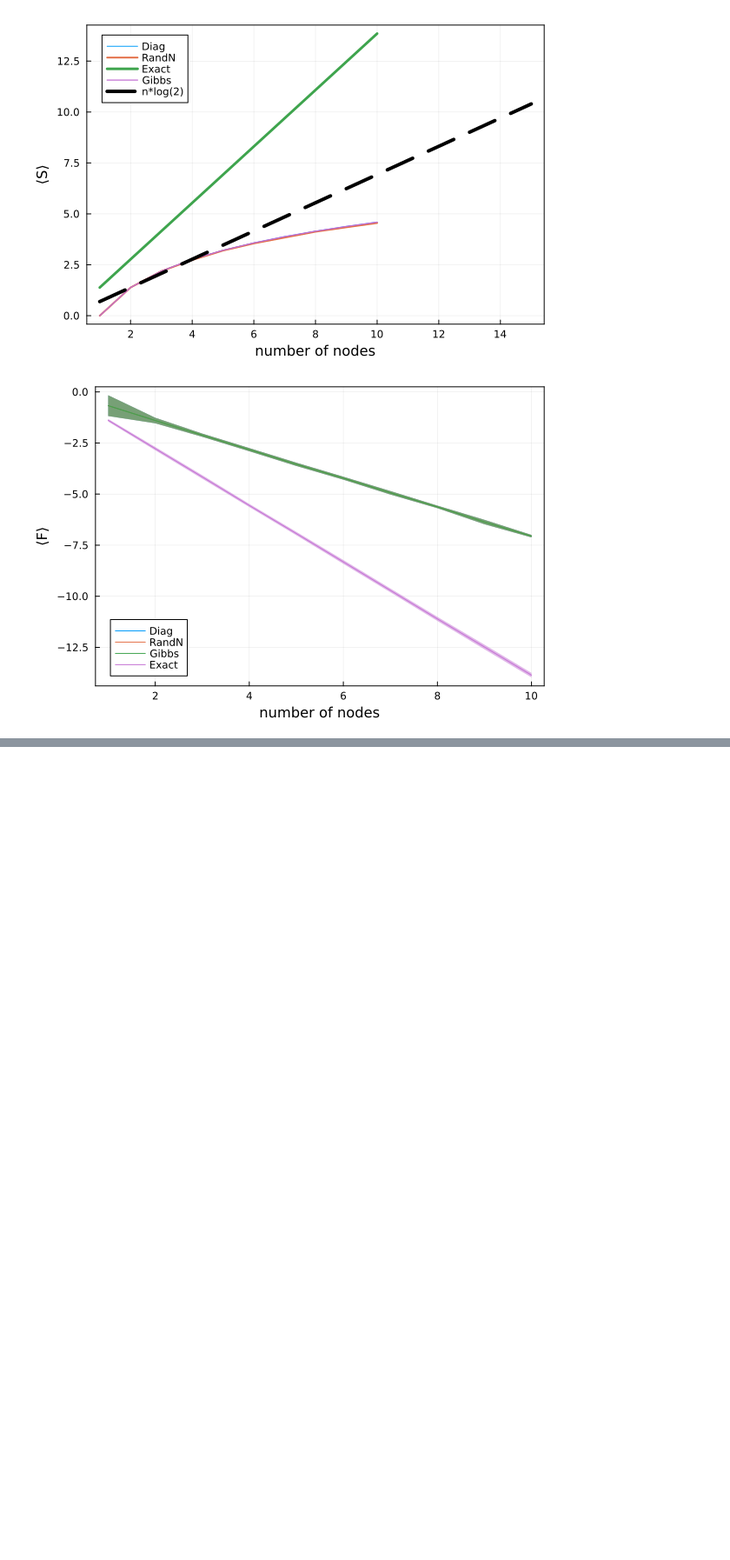
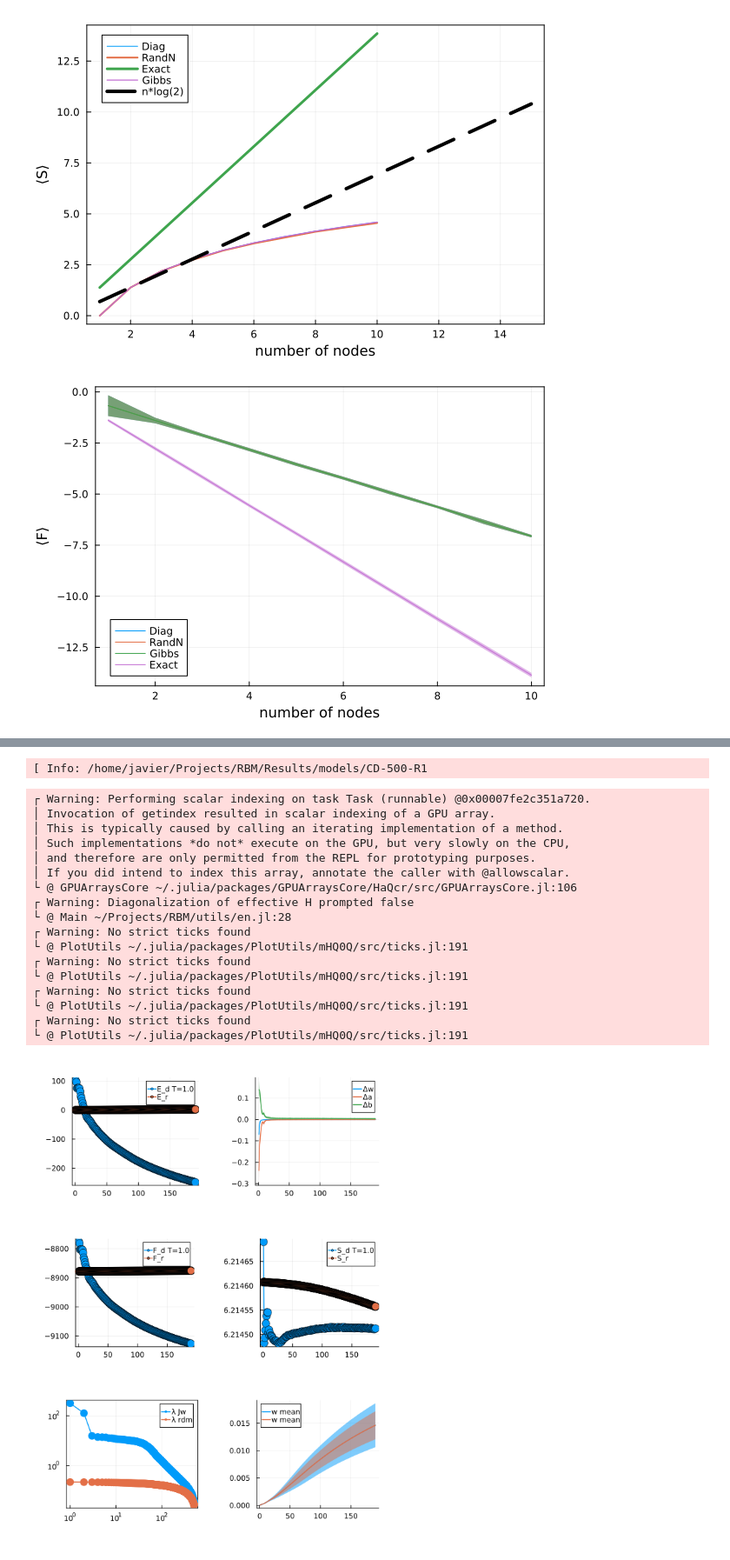
Before and after one commit to jquetzalcoatl/RBM, a Jupyter notebook: ThermoComparison.ipynb, the cells around one changed output, grey strips where cells are left out. Shown at 87% size. Saved outputs shown, nothing was run; the diff lists cells and outputs as text; code cells hidden in the pictures; blank space fills up the shorter version.

```diff
--- a/ThermoComparison.ipynb
+++ b/ThermoComparison.ipynb
@@ -228,0 +239,26 @@ plot!(xlabel="number of nodes", ylabel="⟨F⟩", frame=:box, legend=:bottomleft
+# %%
+modelName = "CD-500-R1"
+rbm, J, m, hparams, opt = loadModel(modelName, gpu);
+# %% [output]
+[ Info: /home/javier/Projects/RBM/Results/models/CD-500-R1
+# %%
+genSample(rbm, J, hparams, m; num = 100, t = 1, β = 1, mode = "results", dev, dict=0)
+# %% [output]
+┌ Warning: Performing scalar indexing on task Task (runnable) @0x00007fe2c351a720.
+│ Invocation of getindex resulted in scalar indexing of a GPU array.
+│ This is typically caused by calling an iterating implementation of a method.
+│ Such implementations *do not* execute on the GPU, but very slowly on the CPU,
+│ and therefore are only permitted from the REPL for prototyping purposes.
+│ If you did intend to index this array, annotate the caller with @allowscalar.
+└ @ GPUArraysCore ~/.julia/packages/GPUArraysCore/HaQcr/src/GPUArraysCore.jl:106
+┌ Warning: Diagonalization of effective H prompted false
+└ @ Main ~/Projects/RBM/utils/en.jl:28
+┌ Warning: No strict ticks found
+└ @ PlotUtils ~/.julia/packages/PlotUtils/mHQ0Q/src/ticks.jl:191
+┌ Warning: No strict ticks found
+└ @ PlotUtils ~/.julia/packages/PlotUtils/mHQ0Q/src/ticks.jl:191
+┌ Warning: No strict ticks found
+└ @ PlotUtils ~/.julia/packages/PlotUtils/mHQ0Q/src/ticks.jl:191
+┌ Warning: No strict ticks found
+└ @ PlotUtils ~/.julia/packages/PlotUtils/mHQ0Q/src/ticks.jl:191
+[figure, added]
```
Also changed, not shown: parts of 19 cells of this notebook, 2 other files.
